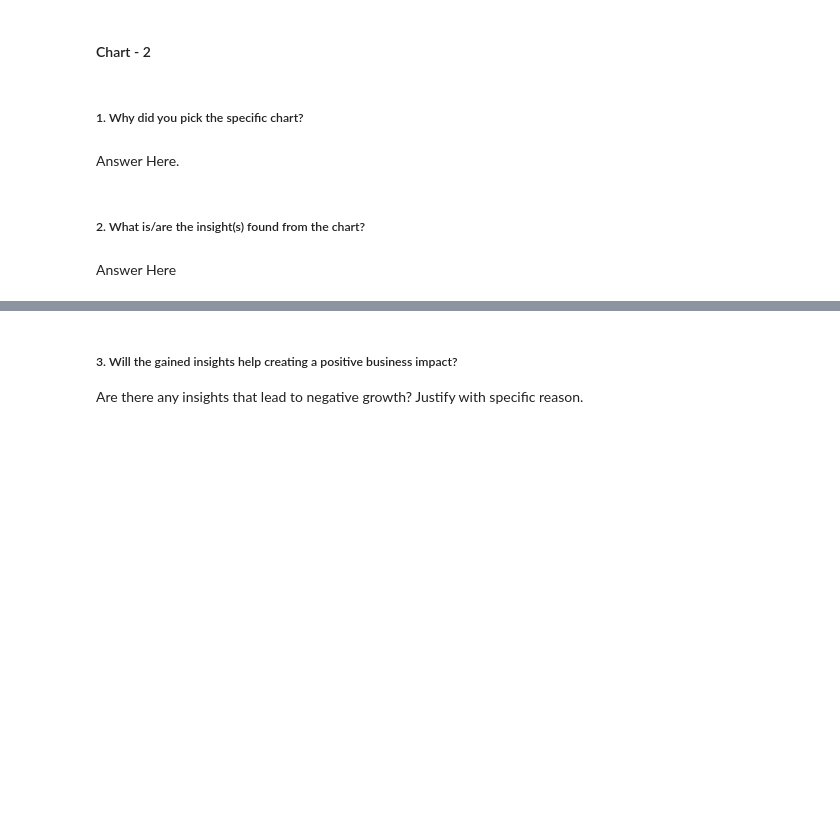
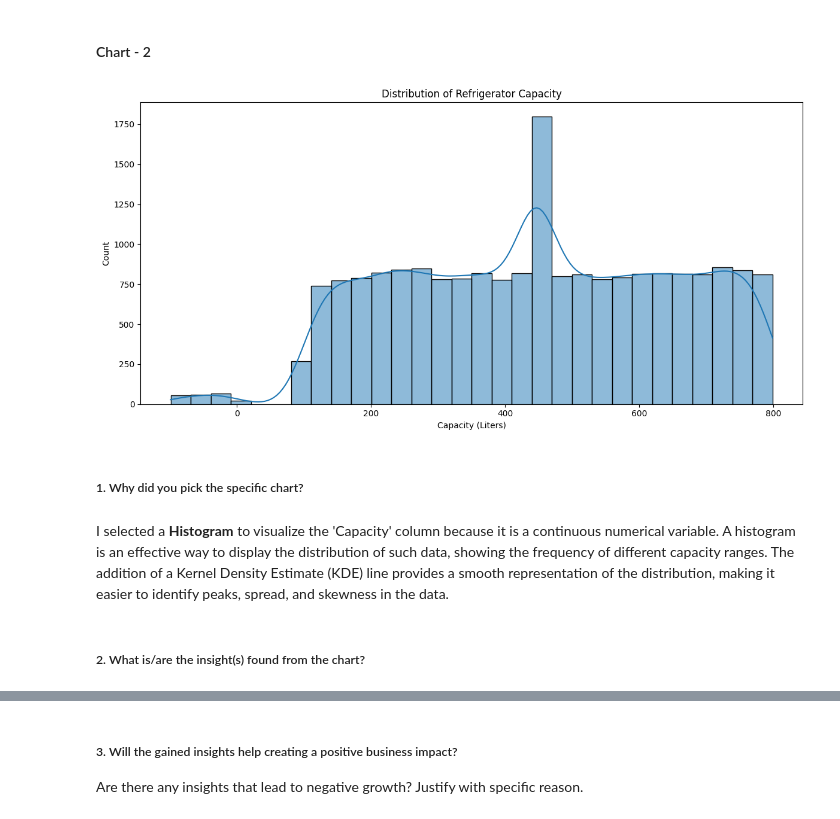
Before and after one commit to SEnvironment/AIML_Winnovation_2026_Regression_Project, a Jupyter notebook: Alok_Regression_ML_Submission_Template.ipynb, the cells around one changed output, grey strips where cells are left out. Saved outputs shown, nothing was run; the diff lists cells and outputs as text; code cells hidden in the pictures; blank space fills up the shorter version.

```diff
--- a/Alok_Regression_ML_Submission_Template.ipynb
+++ b/Alok_Regression_ML_Submission_Template.ipynb
@@ -160,8 +388,17 @@ Answer Here
+# %%
+# Chart - 2 visualization code
+plt.figure(figsize=(12, 6))
+sns.histplot(data=fp, x='Capacity', bins=30, kde=True)
+plt.title('Distribution of Refrigerator Capacity')
+plt.xlabel('Capacity (Liters)')
+plt.ylabel('Count')
+plt.tight_layout()
+plt.show()
+# %% [output]
+[figure, added]
 # %% [markdown]
 ##### 1. Why did you pick the specific chart?
-# %% [markdown]
-Answer Here.
+# %% [markdown]
+I selected a **Histogram** to visualize the 'Capacity' column because it is a continuous numerical variable. A histogram is an effective way to display the distribution of such data, showing the frequency of different capacity ranges. The addition of a Kernel Density Estimate (KDE) line provides a smooth representation of the distribution, making it easier to identify peaks, spread, and skewness in the data.
 # %% [markdown]
 ##### 2. What is/are the insight(s) found from the chart?
-# %% [markdown]
-Answer Here
```
Also changed, not shown: parts of 153 cells of this notebook.
